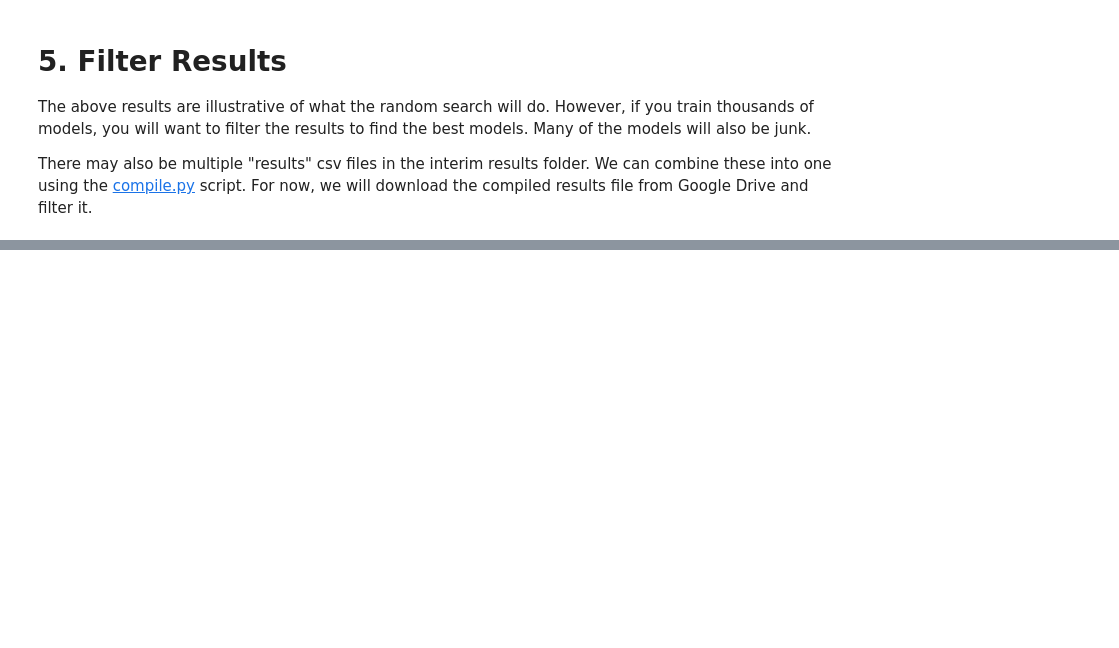
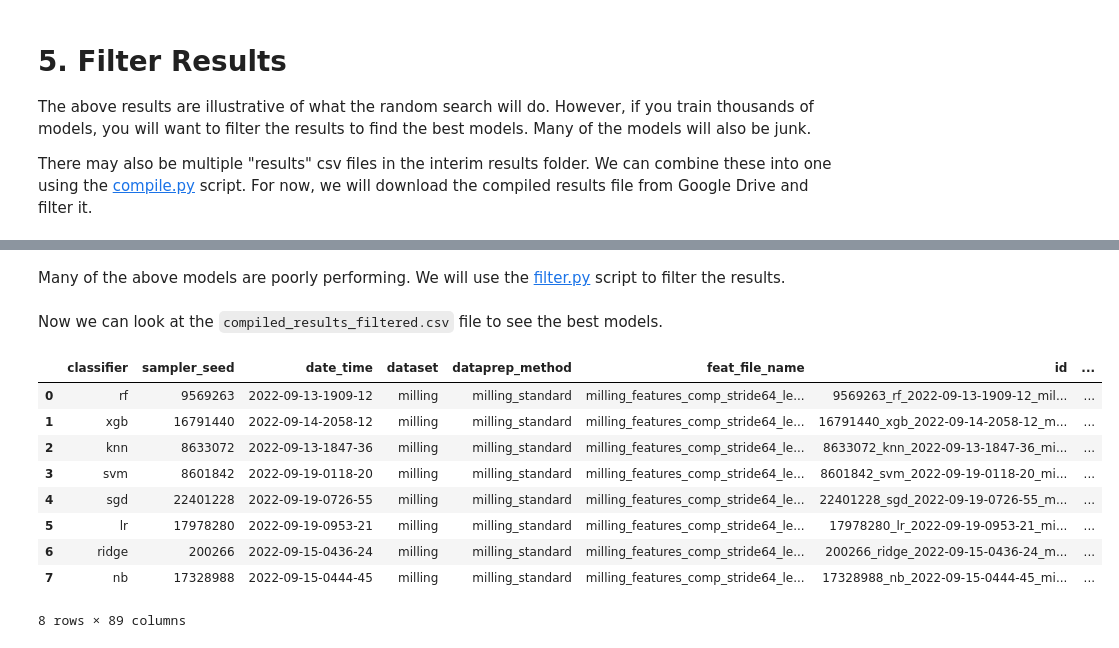
Before and after one commit to tvhahn/tspipe, a Jupyter notebook: notebooks/milling-reproduction.ipynb, the cells around one changed output, grey strips where cells are left out. Cells and saved outputs as stored; diff of their text form; code cells hidden in the pictures; blank space fills up the shorter version.

```diff
--- a/notebooks/milling-reproduction.ipynb
+++ b/notebooks/milling-reproduction.ipynb
@@ -316,0 +339,2 @@ with zipfile.ZipFile(path_processed_dir / FEAT_FILE_NAME, 'r') as zip_ref:
+# %% [markdown]
+Many of the above models are poorly performing. We will use the [filter.py](https://github.com/tvhahn/tspipe/blob/master/src/models/filter.py) script to filter the results.
@@ -316,0 +363,16 @@ with zipfile.ZipFile(path_processed_dir / FEAT_FILE_NAME, 'r') as zip_ref:
+# %% [markdown]
+Now we can look at the `compiled_results_filtered.csv` file to see the best models.
+# %%
+df_results = pd.read_csv(path_final_results_dir / 'compiled_results_filtered.csv')
+df_results
+# %% [output]
+|  | classifier | sampler_seed | date_time | dataset | dataprep_method | feat_file_name | id | ... |
+| 0 | rf | 9569263 | 2022-09-13-1909-12 | milling | milling_standard | milling_features_comp_stride64_le... | 9569263_rf_2022-09-13-1909-12_mil... | ... |
+| 1 | xgb | 16791440 | 2022-09-14-2058-12 | milling | milling_standard | milling_features_comp_stride64_le... | 16791440_xgb_2022-09-14-2058-12_m... | ... |
+| 2 | knn | 8633072 | 2022-09-13-1847-36 | milling | milling_standard | milling_features_comp_stride64_le... | 8633072_knn_2022-09-13-1847-36_mi... | ... |
+| 3 | svm | 8601842 | 2022-09-19-0118-20 | milling | milling_standard | milling_features_comp_stride64_le... | 8601842_svm_2022-09-19-0118-20_mi... | ... |
+| 4 | sgd | 22401228 | 2022-09-19-0726-55 | milling | milling_standard | milling_features_comp_stride64_le... | 22401228_sgd_2022-09-19-0726-55_m... | ... |
+| 5 | lr | 17978280 | 2022-09-19-0953-21 | milling | milling_standard | milling_features_comp_stride64_le... | 17978280_lr_2022-09-19-0953-21_mi... | ... |
+| 6 | ridge | 200266 | 2022-09-15-0436-24 | milling | milling_standard | milling_features_comp_stride64_le... | 200266_ridge_2022-09-15-0436-24_m... | ... |
+| 7 | nb | 17328988 | 2022-09-15-0444-45 | milling | milling_standard | milling_features_comp_stride64_le... | 17328988_nb_2022-09-15-0444-45_mi... | ... |
+8 rows × 89 columns
```
Also changed, not shown: parts of 9 cells of this notebook, 1 other file.
